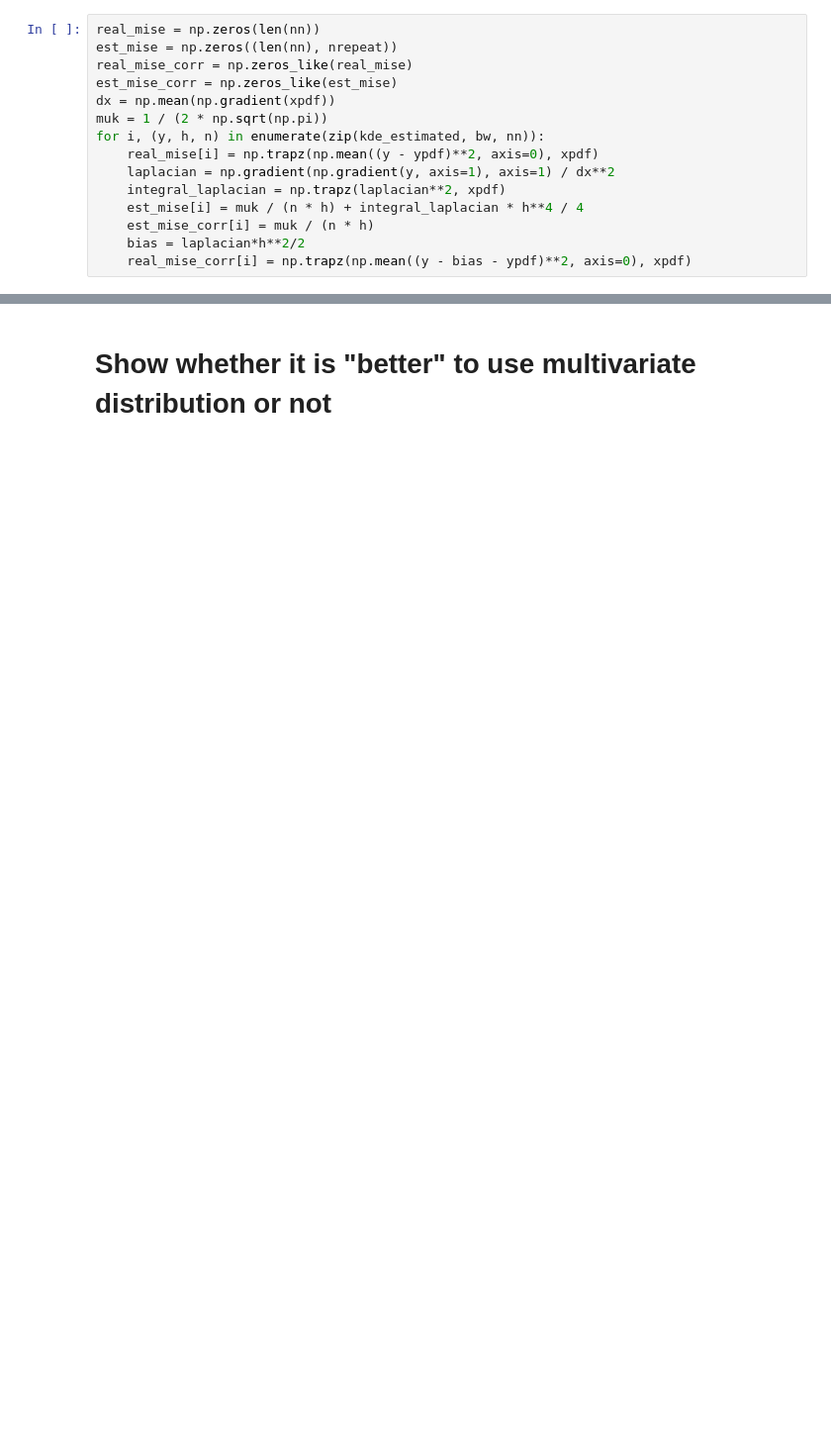
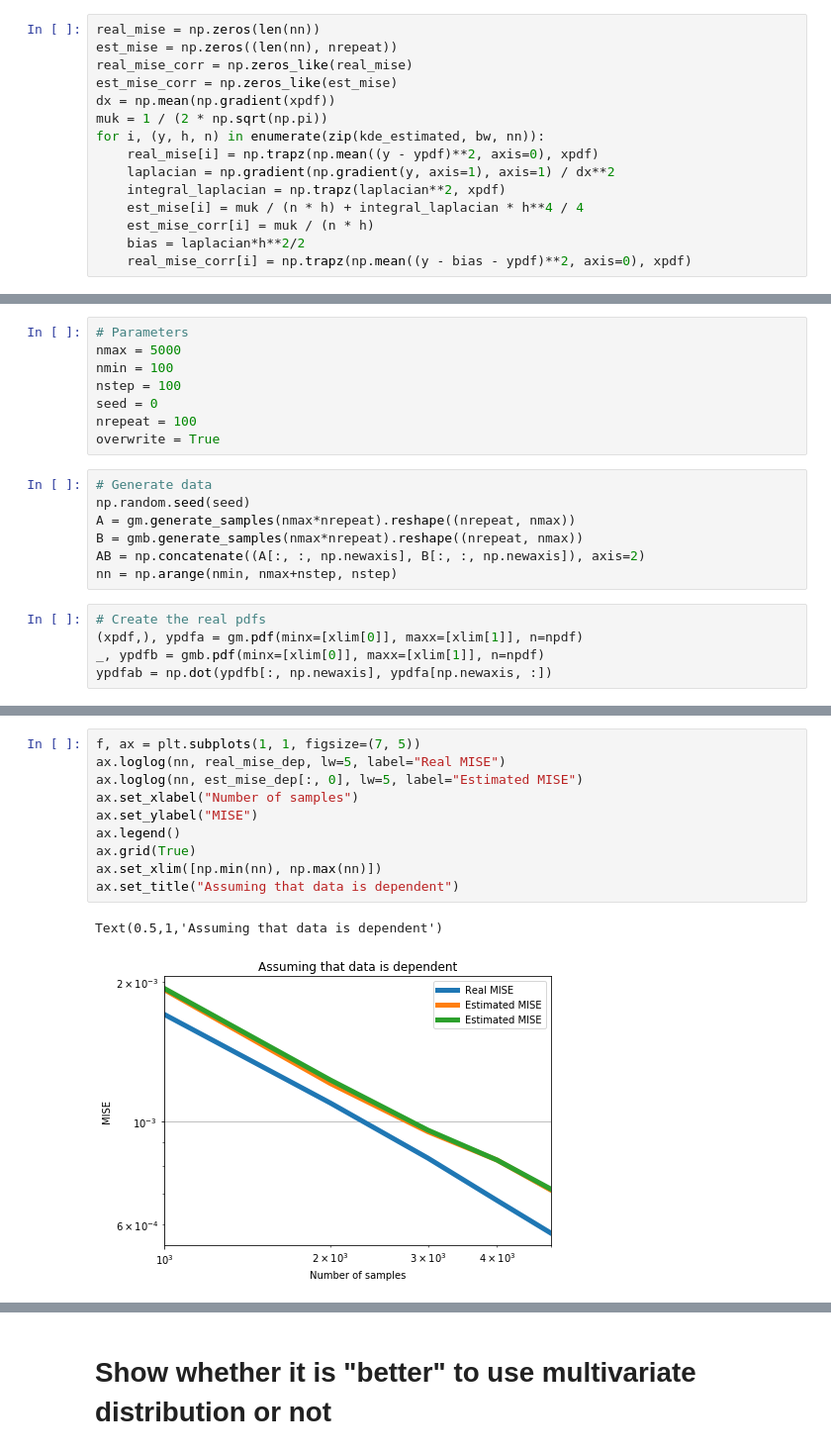
Before and after one commit to ErwindeGelder/ScenarioDomainModel, a Jupyter notebook: 20180319 Completeness/Confidence band.ipynb, the cells around one changed output, grey strips where cells are left out. Shown: that part at 99% size. Cells and saved outputs as stored; diff of their text form; blank space fills up the shorter version.

```diff
--- a/20180319 Completeness/Confidence band.ipynb
+++ b/20180319 Completeness/Confidence band.ipynb
@@ -318,0 +422,20 @@ ax2.set_title("Corrected")
+# %%
+# Parameters
+nmax = 5000
+nmin = 100
+nstep = 100
+seed = 0
+nrepeat = 100
+overwrite = True
+# %%
+# Generate data
+np.random.seed(seed)
+A = gm.generate_samples(nmax*nrepeat).reshape((nrepeat, nmax))
+B = gmb.generate_samples(nmax*nrepeat).reshape((nrepeat, nmax))
+AB = np.concatenate((A[:, :, np.newaxis], B[:, :, np.newaxis]), axis=2)
+nn = np.arange(nmin, nmax+nstep, nstep)
+# %%
+# Create the real pdfs
+(xpdf,), ypdfa = gm.pdf(minx=[xlim[0]], maxx=[xlim[1]], n=npdf)
+_, ypdfb = gmb.pdf(minx=[xlim[0]], maxx=[xlim[1]], n=npdf)
+ypdfab = np.dot(ypdfb[:, np.newaxis], ypdfa[np.newaxis, :])
@@ -318,0 +559,13 @@ ax2.set_title("Corrected")
+# %%
+f, ax = plt.subplots(1, 1, figsize=(7, 5))
+ax.loglog(nn, real_mise_dep, lw=5, label="Real MISE")
+ax.loglog(nn, est_mise_dep[:, 0], lw=5, label="Estimated MISE")
+ax.set_xlabel("Number of samples")
+ax.set_ylabel("MISE")
+ax.legend()
+ax.grid(True)
+ax.set_xlim([np.min(nn), np.max(nn)])
+ax.set_title("Assuming that data is dependent")
+# %% [output]
+Text(0.5,1,'Assuming that data is dependent')
+[figure, added]
```
Also changed, not shown: parts of 24 cells of this notebook, 1 other file.
